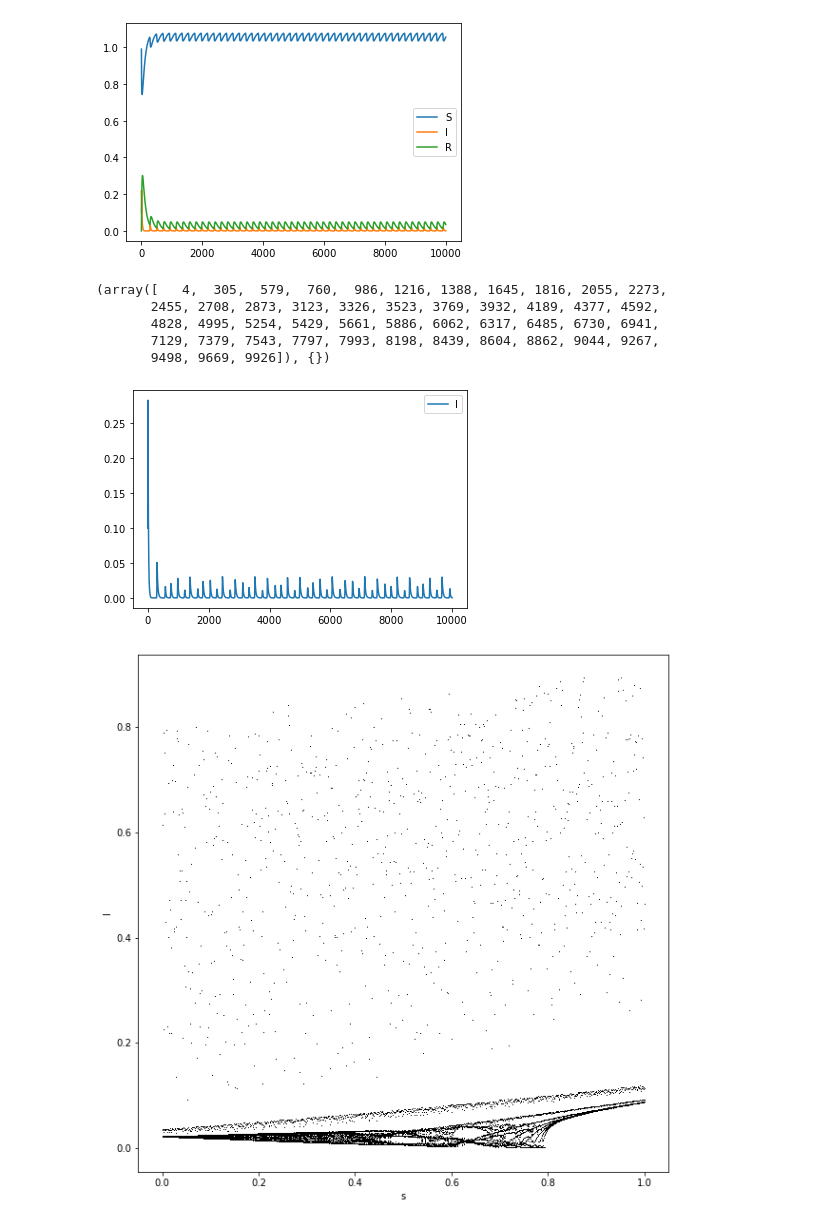
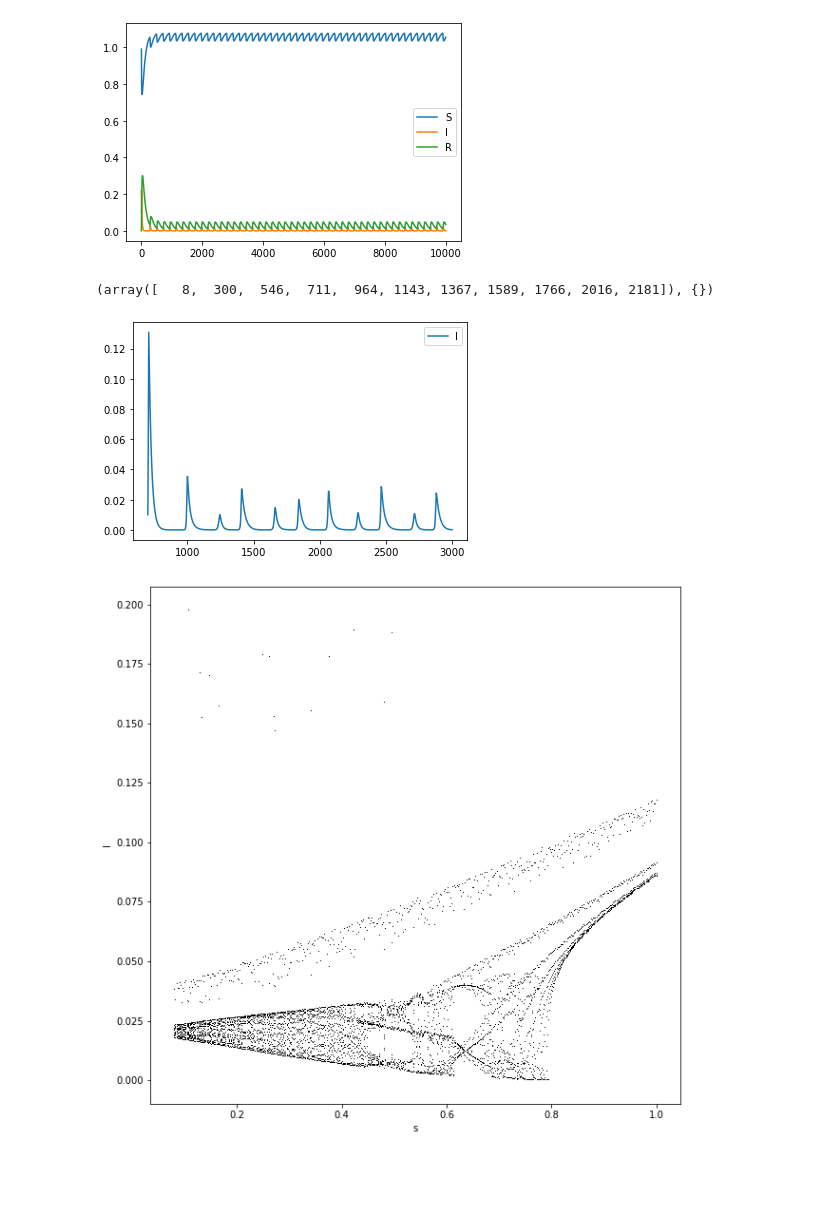
Before and after one commit to simonblaue/Epidemics_SRI_model, a Jupyter notebook: simulation.ipynb, the cells around one changed output. Cells and saved outputs as stored; diff of their text form; code cells hidden in the pictures; blank space fills up the shorter version.

Commit message:
nicer plots

```diff
--- a/simulation.ipynb
+++ b/simulation.ipynb
@@ -31,7 +31,7 @@ plt.show()
 # %% [output]
 [figure]
 # %%
-solve_dict_seasonal = solve_ivp(model.SeasonalyIncrement,[0,t_max], [0.99,0.01,0.0, 0, 0],max_step=1 )
+solve_dict_seasonal = solve_ivp(model.SeasonalyIncrement,[700,t_max], [0.99,0.01,0.0, 0, 0],max_step=1 )
 # %%
 I = solve_dict_seasonal.y[1,:]
 t = solve_dict_seasonal.t
@@ -39,11 +39,7 @@ peaks = find_peaks(I)
 # %%
 print(peaks)
 # %% [output]
-(array([   4,  305,  579,  760,  986, 1216, 1388, 1645, 1816, 2055, 2273,
-       2455, 2708, 2873, 3123, 3326, 3523, 3769, 3932, 4189, 4377, 4592,
-       4828, 4995, 5254, 5429, 5661, 5886, 6062, 6317, 6485, 6730, 6941,
-       7129, 7379, 7543, 7797, 7993, 8198, 8439, 8604, 8862, 9044, 9267,
-       9498, 9669, 9926]), {})
+(array([   8,  300,  546,  711,  964, 1143, 1367, 1589, 1766, 2016, 2181]), {})
 # %%
 #plt.plot(solve_dict_seasonal.t, solve_dict_seasonal.y[0,:], label="S")
 plt.plot(solve_dict_seasonal.t, solve_dict_seasonal.y[1,:], label="I")
@@ -51,30 +47,32 @@ plt.plot(solve_dict_seasonal.t, solve_dict_seasonal.y[1,:], label="I")
 plt.legend()
 plt.show()
 # %% [output]
-[figure, old version]
+[figure, new version]
 # %%
 peaks_list = []
-precision = 1000
+precision = 500
 t_max = 3000
+t_start = 0
 for s in np.linspace(0,1,precision):
     model.s = s
     S = np.random.random()
-    solve_dict_seasonal = solve_ivp(model.SeasonalyIncrement,[0,t_max], [S,1-S,0.0, 0, 0],max_step=1 )
+    solve_dict_seasonal = solve_ivp(model.SeasonalyIncrement,[t_start,t_max], [S,1-S,0.0, 0, 0],max_step=1 )
     I = solve_dict_seasonal.y[1,:]
     t = solve_dict_seasonal.t
-    peaks = find_peaks(I)
+    peaks = find_peaks(I, height=[0,0.2])
     peaks_list.append(I[peaks[0]])
     # print("Done ", s, " steps")
+np.save('peaks_long',np.array(peaks_list))
 # %%
 s_list = np.linspace(0,1,precision)
 plt.figure(figsize=(10,10))
 
-for peaks,s  in zip(peaks_list,s_list):
+for peaks,s  in zip(peaks_list[40:],s_list[40:]):
     one_s_list = [s for _ in range(len(peaks))]
     plt.scatter(one_s_list,peaks,color='black',marker=',',lw=0, s=1)
 
 plt.ylabel('I')
 plt.xlabel('s')
 plt.show()
 # %% [output]
-[figure, old version]
+[figure, new version]
```
Also changed, not shown: parts of 3 cells of this notebook, 3 other files.
